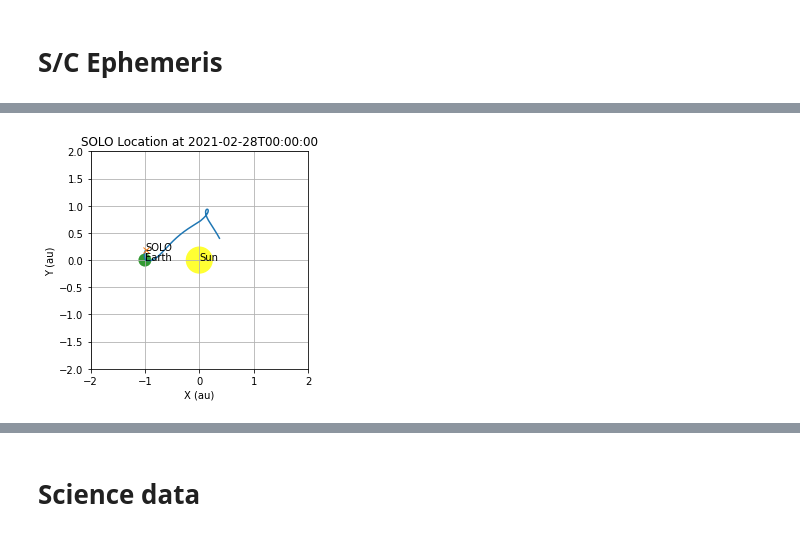
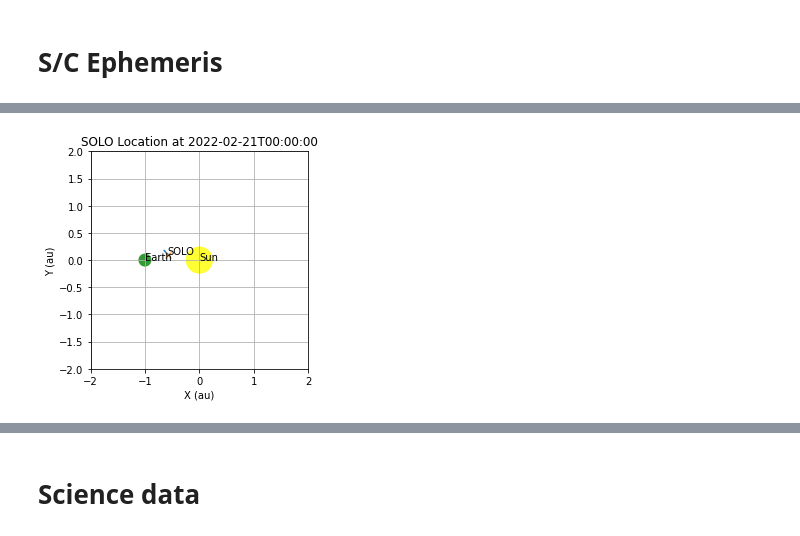
Before and after one commit to i4Ds/stixdcpy, a Jupyter notebook: examples/tutorial.ipynb, the cells around one changed output, grey strips where cells are left out. Saved outputs shown, nothing was run; the diff lists cells and outputs as text; code cells hidden in the pictures.

```diff
--- a/examples/tutorial.ipynb
+++ b/examples/tutorial.ipynb
@@ -122,6 +122,6 @@ pd.DataFrame(lut)
 # %% [markdown]
 # S/C Ephemeris
 # %%
-emph=anc.Ephemeris.fetch(start_utc='2021-02-28T00:00:00', end_utc='2021-12-28T01:00:00')
+emph=anc.Ephemeris.fetch(start_utc='2022-02-21T00:00:00', end_utc='2022-02-28T01:00:00')
 emph.peek()
 # %% [output]
@@ -129,2 +130,2 @@ emph.peek()
-[figure, old version]
+[figure, new version]
 # %%
```
Also changed, not shown: parts of 5 cells of this notebook, 2 other files.
